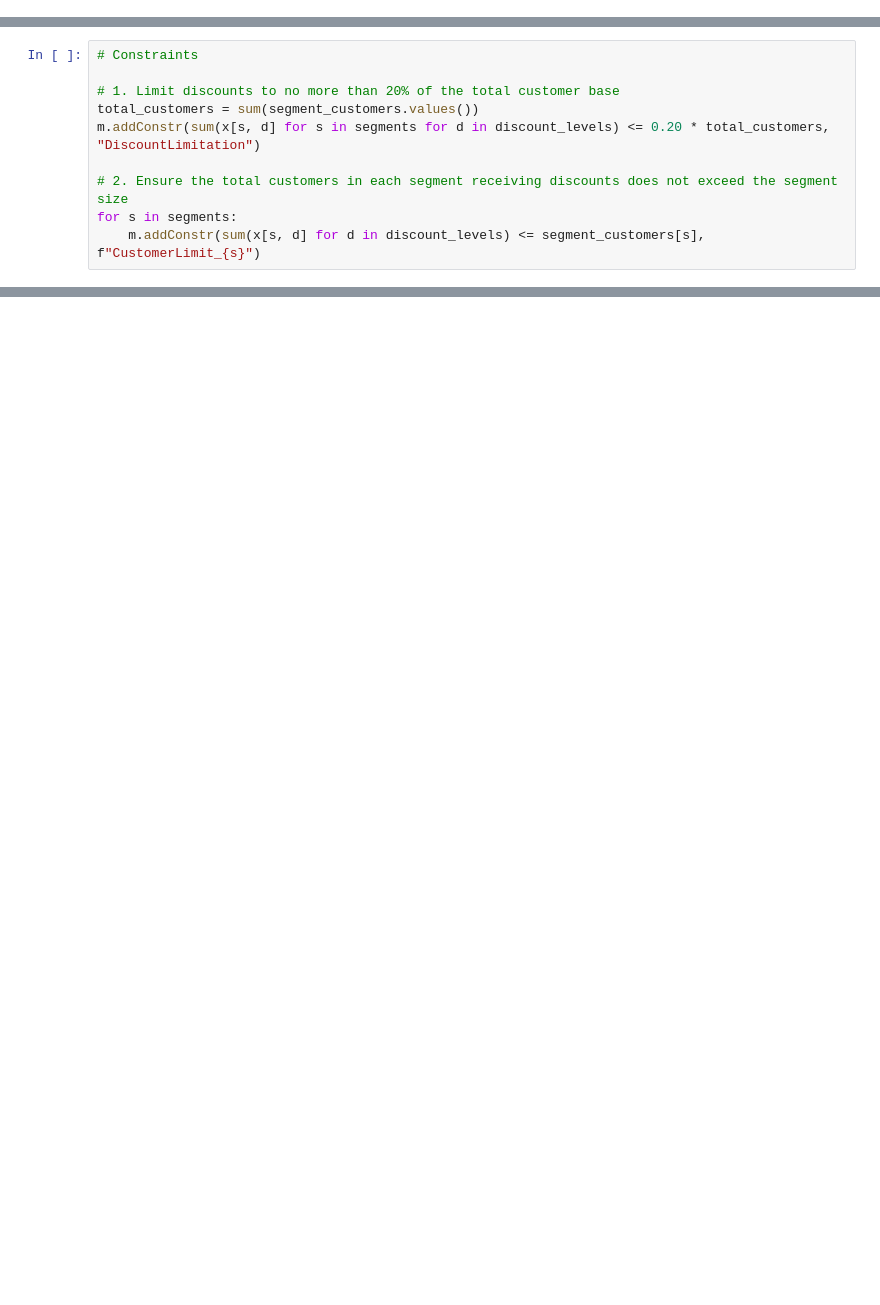
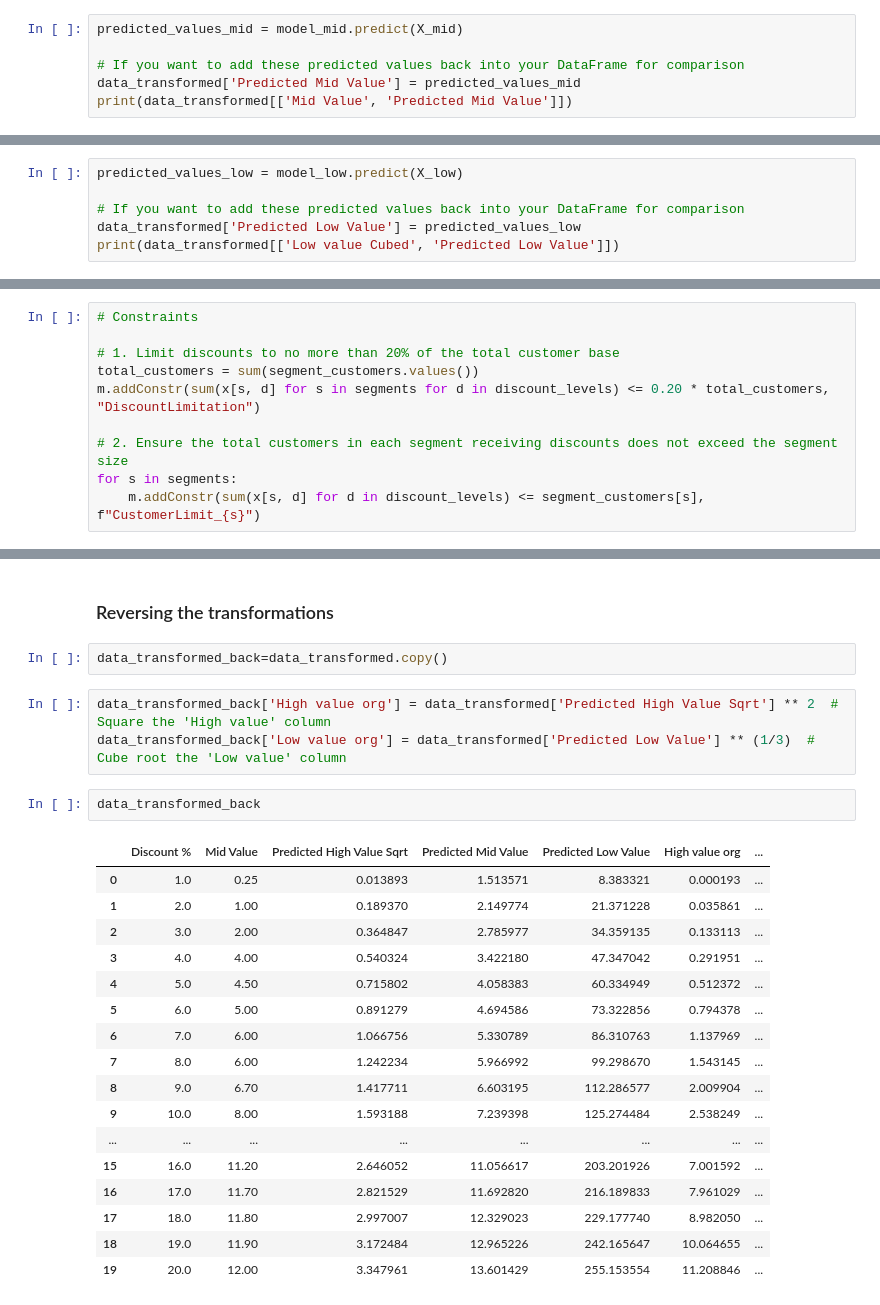
Before and after one commit to anantjoshi27/Schrodinger-s-Cats-group-exercise-5, a Jupyter notebook: Group Exercise_AJs_code.ipynb, the cells around one changed output, grey strips where cells are left out. Saved outputs shown, nothing was run; the diff lists cells and outputs as text; blank space fills up the shorter version.

```diff
--- a/Group Exercise_AJs_code.ipynb
+++ b/Group Exercise_AJs_code.ipynb
@@ -109,0 +203,6 @@ Discount 20.0%: 6.42 months
+# %%
+predicted_values_mid = model_mid.predict(X_mid)
+
+# If you want to add these predicted values back into your DataFrame for comparison
+data_transformed['Predicted Mid Value'] = predicted_values_mid
+print(data_transformed[['Mid Value', 'Predicted Mid Value']])
@@ -109,0 +227,6 @@ Discount 20.0%: 6.42 months
+# %%
+predicted_values_low = model_low.predict(X_low)
+
+# If you want to add these predicted values back into your DataFrame for comparison
+data_transformed['Predicted Low Value'] = predicted_values_low
+print(data_transformed[['Low value Cubed', 'Predicted Low Value']])
@@ -192,0 +333,27 @@ Segment: Low, Discount 20%, Customers: -0.0
+# %% [markdown]
+### Reversing the transformations
+# %%
+data_transformed_back=data_transformed.copy()
+# %%
+data_transformed_back['High value org'] = data_transformed['Predicted High Value Sqrt'] ** 2  # Square the 'High value' column
+data_transformed_back['Low value org'] = data_transformed['Predicted Low Value'] ** (1/3)  # Cube root the 'Low value' column
+# %%
+data_transformed_back
+# %% [output]
+|  | Discount % | Mid Value | Predicted High Value Sqrt | Predicted Mid Value | Predicted Low Value | High value org | ... |
+| 0 | 1.0 | 0.25 | 0.013893 | 1.513571 | 8.383321 | 0.000193 | ... |
+| 1 | 2.0 | 1.00 | 0.189370 | 2.149774 | 21.371228 | 0.035861 | ... |
+| 2 | 3.0 | 2.00 | 0.364847 | 2.785977 | 34.359135 | 0.133113 | ... |
+| 3 | 4.0 | 4.00 | 0.540324 | 3.422180 | 47.347042 | 0.291951 | ... |
+| 4 | 5.0 | 4.50 | 0.715802 | 4.058383 | 60.334949 | 0.512372 | ... |
+| 5 | 6.0 | 5.00 | 0.891279 | 4.694586 | 73.322856 | 0.794378 | ... |
+| 6 | 7.0 | 6.00 | 1.066756 | 5.330789 | 86.310763 | 1.137969 | ... |
+| 7 | 8.0 | 6.00 | 1.242234 | 5.966992 | 99.298670 | 1.543145 | ... |
+| 8 | 9.0 | 6.70 | 1.417711 | 6.603195 | 112.286577 | 2.009904 | ... |
+| 9 | 10.0 | 8.00 | 1.593188 | 7.239398 | 125.274484 | 2.538249 | ... |
+| ... | ... | ... | ... | ... | ... | ... | ... |
+| 15 | 16.0 | 11.20 | 2.646052 | 11.056617 | 203.201926 | 7.001592 | ... |
+| 16 | 17.0 | 11.70 | 2.821529 | 11.692820 | 216.189833 | 7.961029 | ... |
+| 17 | 18.0 | 11.80 | 2.997007 | 12.329023 | 229.177740 | 8.982050 | ... |
+| 18 | 19.0 | 11.90 | 3.172484 | 12.965226 | 242.165647 | 10.064655 | ... |
+| 19 | 20.0 | 12.00 | 3.347961 | 13.601429 | 255.153554 | 11.208846 | ... |
```
Also changed, not shown: parts of 33 cells of this notebook.
